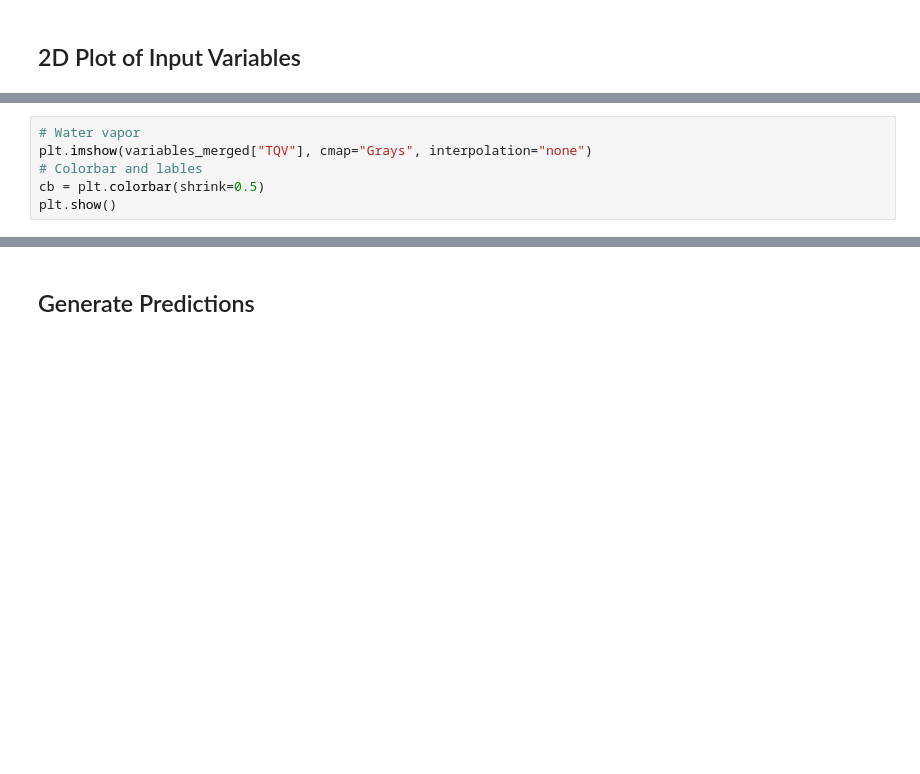
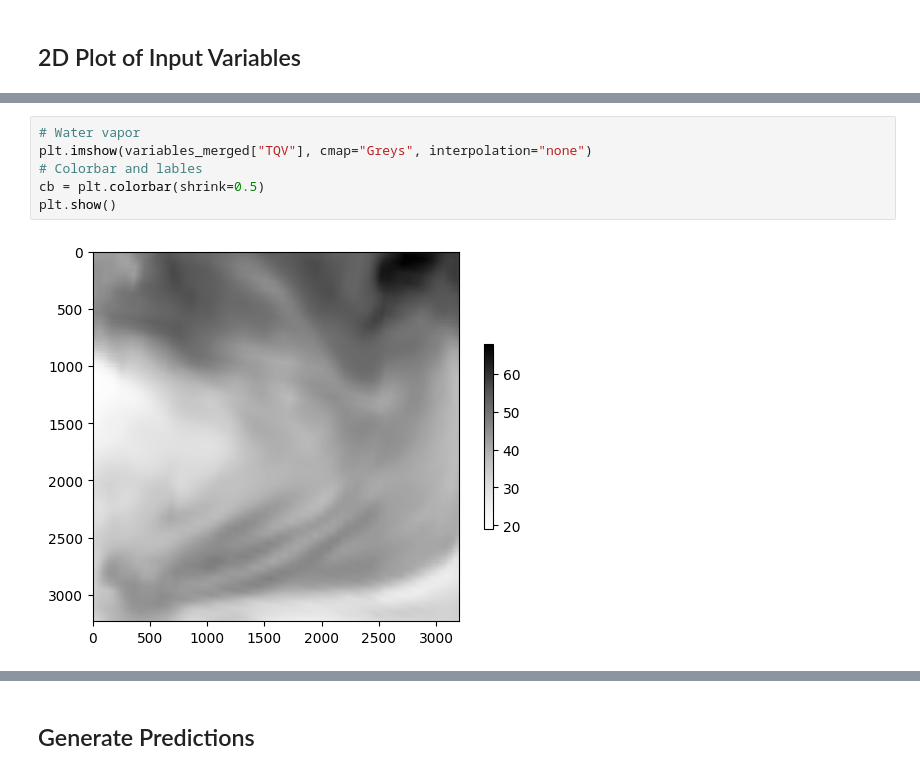
Before and after one commit to mwallace5270/hot-dust, a Jupyter notebook: predict.ipynb, the cells around one changed output, grey strips where cells are left out. Saved outputs shown, nothing was run; the diff lists cells and outputs as text; blank space fills up the shorter version.

```diff
--- a/predict.ipynb
+++ b/predict.ipynb
@@ -218,8 +285,10 @@ plt.show()
 # %%
 # Water vapor
-plt.imshow(variables_merged["TQV"], cmap="Grays", interpolation="none")
+plt.imshow(variables_merged["TQV"], cmap="Greys", interpolation="none")
 # Colorbar and lables
 cb = plt.colorbar(shrink=0.5)
 plt.show()
+# %% [output]
+[figure, added]
 # %%
 # Wind speed
```
Also changed, not shown: parts of 18 cells of this notebook.
